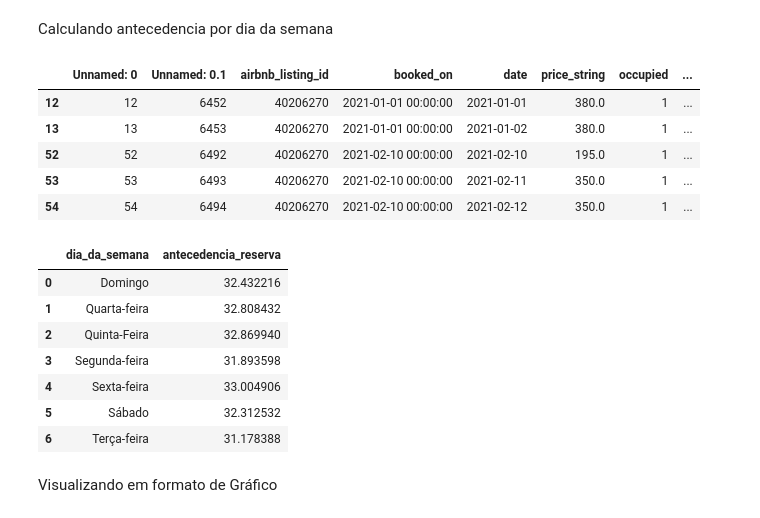
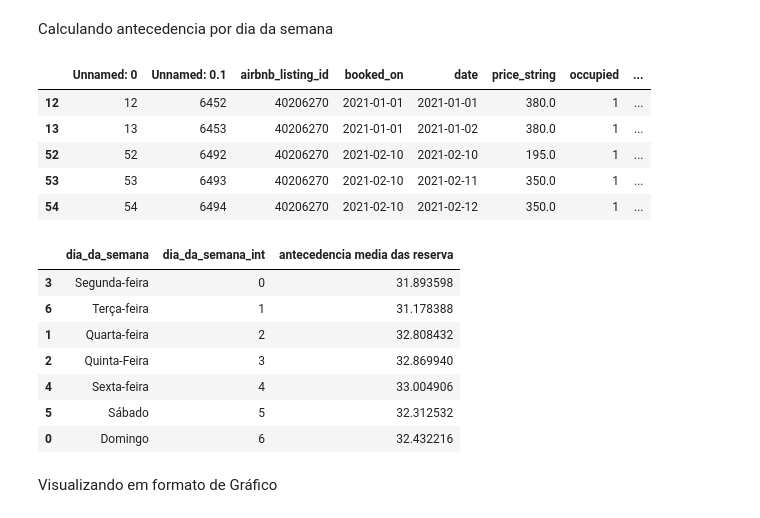
Before and after one commit to Renatolopo/Seazone-Code-Challenge, a Jupyter notebook: src/q4_antecedencia_reservas.ipynb, the cells around one changed output. Drawn from its saved outputs; the diff is of its cells as text; code cells hidden in the pictures.

```diff
--- a/src/q4_antecedencia_reservas.ipynb
+++ b/src/q4_antecedencia_reservas.ipynb
@@ -36,0 +30,6 @@ for i in range(len(df_priceav)):
+# %%
+df_priceav['booked_on'] = [x[:10] for x in df_priceav['booked_on']]
+df_priceav['booked_on'] = pd.to_datetime(df_priceav['booked_on'])
+df_priceav['date'] = pd.to_datetime(df_priceav['date'antecedencia media das reserva])
+df_priceav['antecedencia media das reserva'] = (df_priceav['date'] - df_priceav['booked_on']).dt.days
+df_priceav
@@ -43,40 +56,33 @@ a antecedência média das reservas são de 32 Dias
 Calculando antecedencia por dia da semana
 # %%
 
-DIAS = [
-    'Segunda-feira',
-    'Terça-feira',
-    'Quarta-feira',
-    'Quinta-Feira',
-    'Sexta-feira',
-    'Sábado',
-    'Domingo'
-]
+DIAS = ['Segunda-feira', 'Terça-feira', 'Quarta-feira', 'Quinta-Feira', 'Sexta-feira', 'Sábado', 'Domingo']
 # %%
-def get_dia_da_semana(str_date):
-    data = datetime.strptime(str_date, '%Y-%m-%d').date()
-    return DIAS[data.weekday()]
+def get_dia_da_semana(dt):
+    return DIAS[dt.weekday()]
 # %%
 df_priceav['dia_da_semana'] = df_priceav['date'].map(get_dia_da_semana)
+df_priceav['dia_da_semana_int'] = df_priceav['date'].dt.weekday
 df_priceav.head()
 # %% [output]
 |  | Unnamed: 0 | Unnamed: 0.1 | airbnb_listing_id | booked_on | date | price_string | occupied | ... |
-| 12 | 12 | 6452 | 40206270 | 2021-01-01 00:00:00 | 2021-01-01 | 380.0 | 1 | ... |
-| 13 | 13 | 6453 | 40206270 | 2021-01-01 00:00:00 | 2021-01-02 | 380.0 | 1 | ... |
-| 52 | 52 | 6492 | 40206270 | 2021-02-10 00:00:00 | 2021-02-10 | 195.0 | 1 | ... |
-| 53 | 53 | 6493 | 40206270 | 2021-02-10 00:00:00 | 2021-02-11 | 350.0 | 1 | ... |
-| 54 | 54 | 6494 | 40206270 | 2021-02-10 00:00:00 | 2021-02-12 | 350.0 | 1 | ... |
+| 12 | 12 | 6452 | 40206270 | 2021-01-01 | 2021-01-01 | 380.0 | 1 | ... |
+| 13 | 13 | 6453 | 40206270 | 2021-01-01 | 2021-01-02 | 380.0 | 1 | ... |
+| 52 | 52 | 6492 | 40206270 | 2021-02-10 | 2021-02-10 | 195.0 | 1 | ... |
+| 53 | 53 | 6493 | 40206270 | 2021-02-10 | 2021-02-11 | 350.0 | 1 | ... |
+| 54 | 54 | 6494 | 40206270 | 2021-02-10 | 2021-02-12 | 350.0 | 1 | ... |
 # %%
-df = pd.DataFrame(df_priceav.groupby(by='dia_da_semana')['antecedencia_reserva'].mean().reset_index())
+df = pd.DataFrame(df_priceav.groupby(by=['dia_da_semana','dia_da_semana_int'])['antecedencia media das reserva'].mean().reset_index())
+df = df.sort_values(by='dia_da_semana_int')
 df
 # %% [output]
-|  | dia_da_semana | antecedencia_reserva |
-| 0 | Domingo | 32.432216 |
-| 1 | Quarta-feira | 32.808432 |
-| 2 | Quinta-Feira | 32.869940 |
-| 3 | Segunda-feira | 31.893598 |
-| 4 | Sexta-feira | 33.004906 |
-| 5 | Sábado | 32.312532 |
-| 6 | Terça-feira | 31.178388 |
+|  | dia_da_semana | dia_da_semana_int | antecedencia media das reserva |
+| 3 | Segunda-feira | 0 | 31.893598 |
+| 6 | Terça-feira | 1 | 31.178388 |
+| 1 | Quarta-feira | 2 | 32.808432 |
+| 2 | Quinta-Feira | 3 | 32.869940 |
+| 4 | Sexta-feira | 4 | 33.004906 |
+| 5 | Sábado | 5 | 32.312532 |
+| 0 | Domingo | 6 | 32.432216 |
 # %% [markdown]
 Visualizando em formato de Gráfico
```
Also changed, not shown: parts of 7 cells of this notebook, 1 other file.
